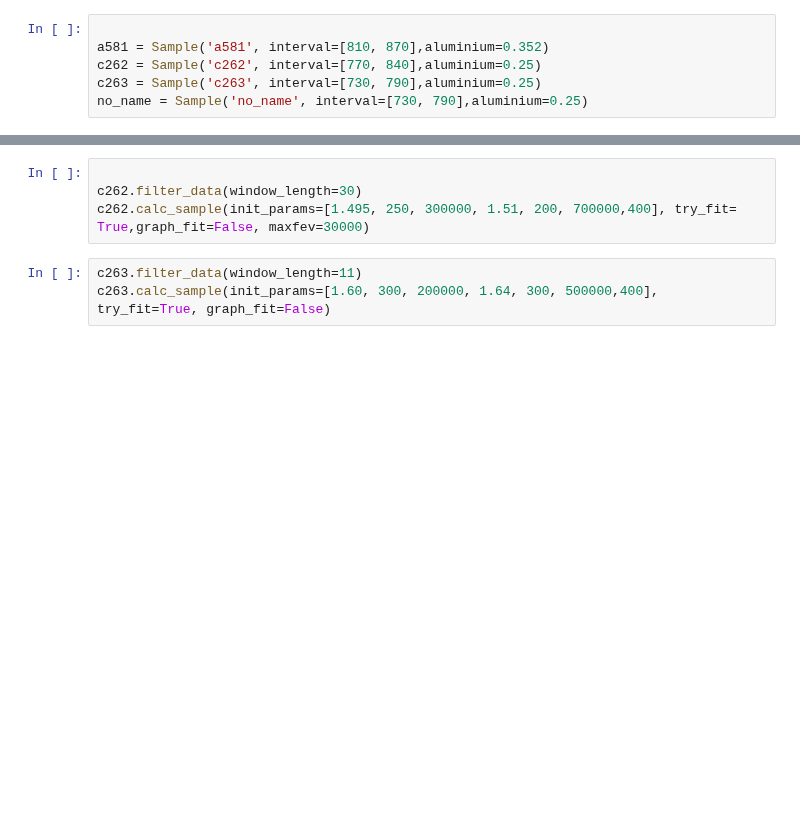
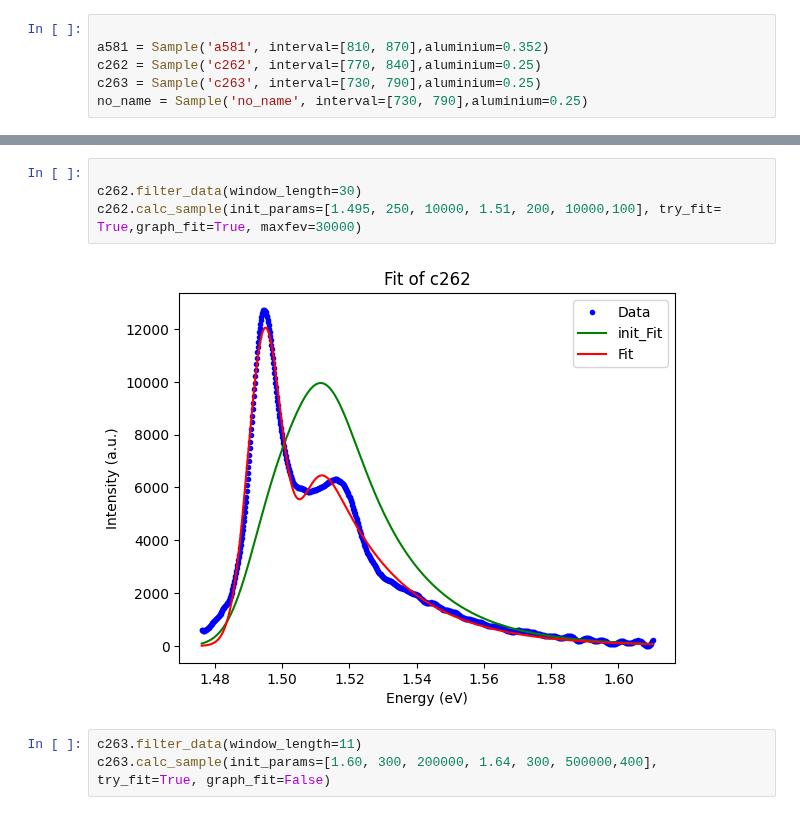
Before and after one commit to RedBrean/term2, a Jupyter notebook: term5/labs/q_yama/q_yama.ipynb, the cells around one changed output, grey strips where cells are left out. Saved outputs shown, nothing was run; the diff lists cells and outputs as text; blank space fills up the shorter version.

```diff
--- a/term5/labs/q_yama/q_yama.ipynb
+++ b/term5/labs/q_yama/q_yama.ipynb
@@ -217,7 +211,9 @@ a581.calc_sample(init_params=[1.47, 300, 200000, 1.482, 300, 100000,700], try_fi
 # %%
 
 c262.filter_data(window_length=30)
-c262.calc_sample(init_params=[1.495, 250, 300000, 1.51, 200, 700000,400], try_fit= True,graph_fit=False, maxfev=30000)
+c262.calc_sample(init_params=[1.495, 250, 10000, 1.51, 200, 10000,100], try_fit= True,graph_fit=True, maxfev=30000)
+# %% [output]
+[figure, added]
 # %%
 c263.filter_data(window_length=11)
 c263.calc_sample(init_params=[1.60, 300, 200000, 1.64, 300, 500000,400], try_fit=True, graph_fit=False)
```
Also changed, not shown: parts of 5 cells of this notebook, 2 other files.
